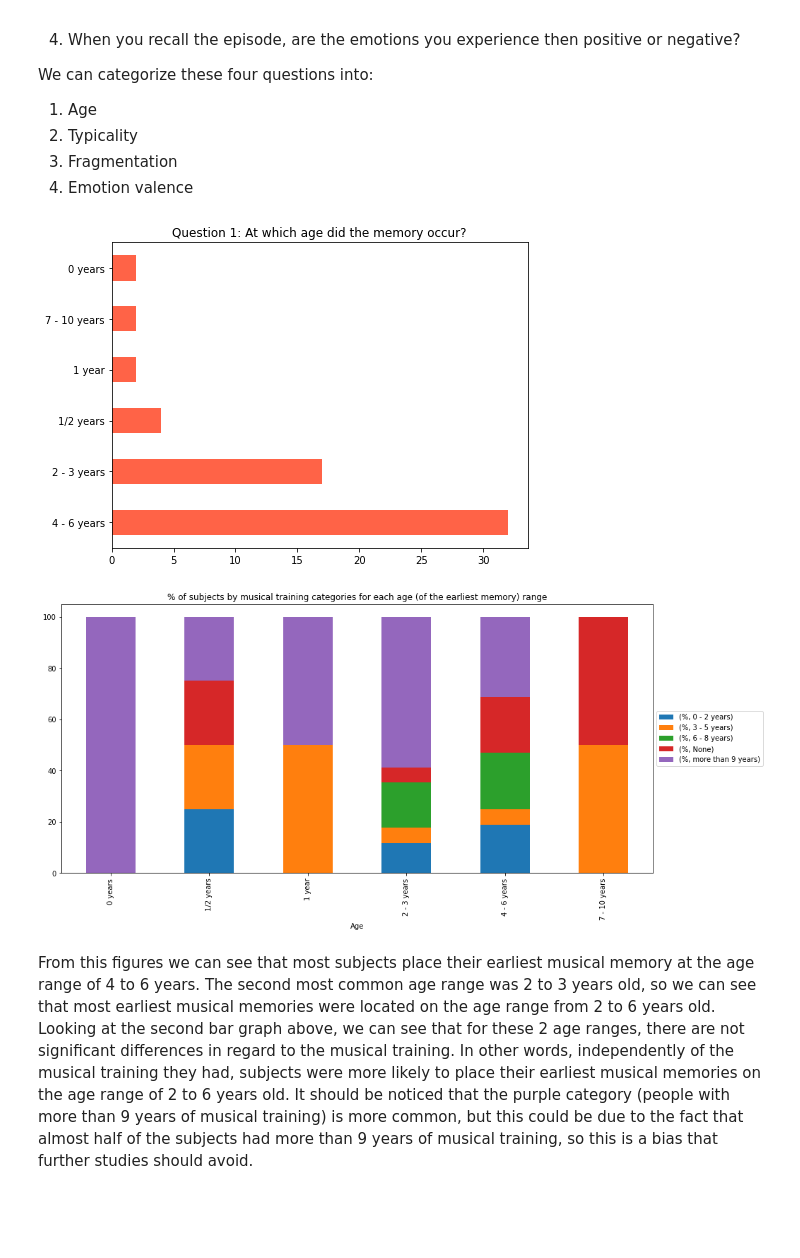
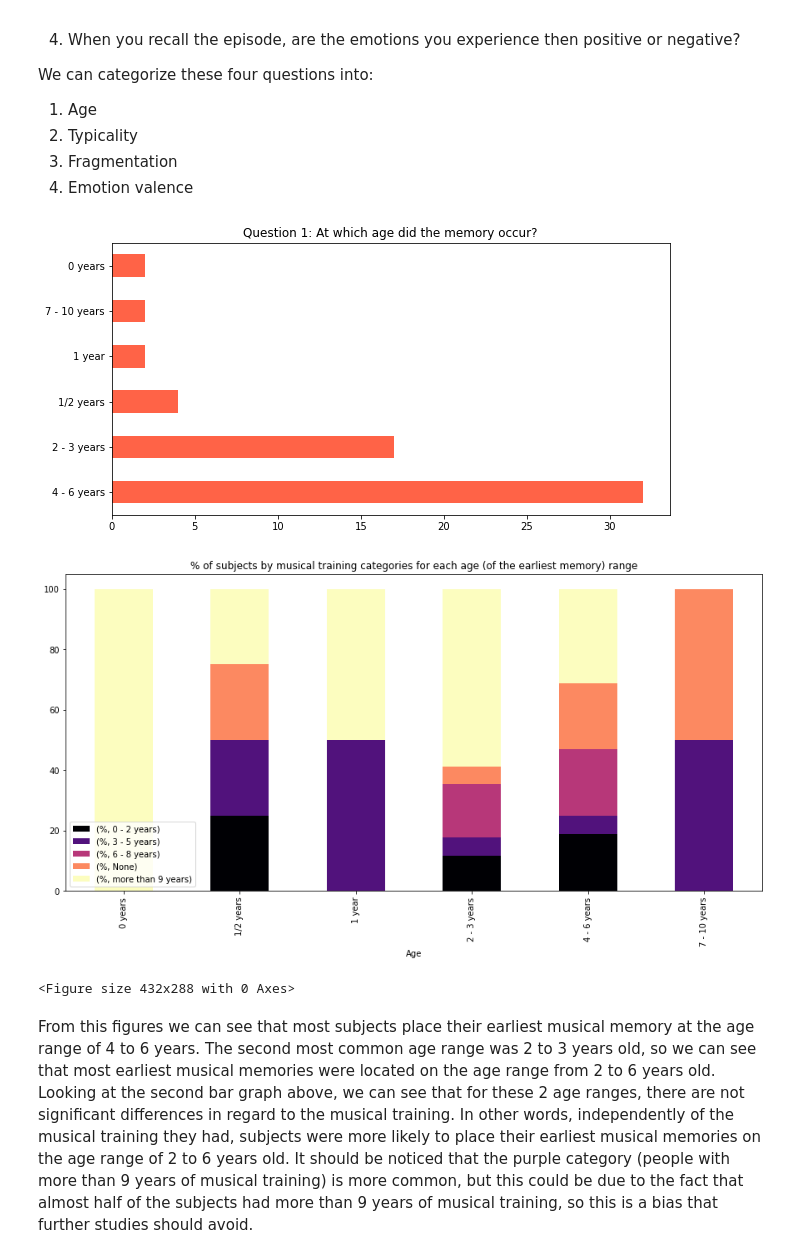
Before and after one commit to lennartnicolas/mpc-presentation, a Jupyter notebook: MPC Study Presentation.ipynb, the cells around one changed output. Saved outputs shown, nothing was run; the diff lists cells and outputs as text; code cells hidden in the pictures; blank space fills up the shorter version.

```diff
--- a/MPC Study Presentation.ipynb
+++ b/MPC Study Presentation.ipynb
@@ -373,44 +364,31 @@ We can categorize these four questions into:
 3. Fragmentation
 4. Emotion valence
 # %%
-fig, ax = plt.subplots(figsize=(7,5))
+fig, ax = plt.subplots(figsize=(10,5))
 
 df.MQ1.value_counts().plot(kind='barh',
                            color='tomato',
                            title='Question 1: At which age did the memory occur?')
-
-plt.tight_layout()
-#labs = ['','','','','','','','','','','','','','',
-#                '(0 - 2 years, 4 - 6 years)',
-#                '(6 - 8 years, 4 - 6 years)',
-#                '(None, 4 - 6 years)',
-#                '(more than 9 years, 2 - 3 years)',
-#                '(more than 9 years, 4 - 6 years)']
-#df.groupby(['MusicTraining', 'MQ1']).size().sort_values().plot(kind='pie',
-#                                                              ax=ax[1],
-#                                                              legend=False,
-#                                                              ylabel=' ',
-#                                                              colormap='magma',
-#                                                              labels=labs,
-#                                                              autopct=lambda p: format(p, '.2f') + '%' if p > 8 else None)
-
 
 grouped_dataset = df.groupby(['MQ1', 'MusicTraining'])["MQ2"].count() * 100.0 / df.groupby(["MQ1"])["MQ2"].count()
 grouped_dataset.reset_index()
 df2 = pd.DataFrame(grouped_dataset)
 df3 = pd.pivot_table(df2, index=['MQ1'], columns=['MusicTraining'], aggfunc=np.sum, fill_value=0)
 df3 = df3.reindex(["0 years", "1/2 years", "1 year", "2 - 3 years", "4 - 6 years", "7 - 10 years"])
 df3.rename(columns={"MQ2" : "%"}, inplace=True)
 df3.index.names = ['Age']
 
 fig = plt.figure(figsize=(15, 7))
-df3.plot.bar(stacked=True, ax=fig.gca())
-plt.legend(loc='center left', bbox_to_anchor=(1.0, 0.5))
+df3.plot.bar(stacked=True, ax=fig.gca(), colormap='magma')
+plt.legend(loc='lower left')
 plt.title("% of subjects by musical training categories for each age (of the earliest memory) range")
 plt.show()
+
+plt.tight_layout()
 # %% [output]
-[figure, old version]
+[figure, new version]
-[figure, old version]
+[figure, new version]
+<Figure size 432x288 with 0 Axes>
 # %% [markdown]
 From this figures we can see that most subjects place their earliest musical memory at the age range of 4 to 6 years. The second most common age range was 2 to 3 years old, so we can see that most earliest musical memories were located on the age range from 2 to 6 years old. Looking at the second bar graph above, we can see that for these 2 age ranges, there are not significant differences in regard to the musical training. In other words, independently of the musical training they had, subjects were more likely to place their earliest musical memories on the age range of 2 to 6 years old. It should be noticed that the purple category (people with more than 9 years of musical training) is more common, but this could be due to the fact that almost half of the subjects had more than 9 years of musical training, so this is a bias that further studies should avoid.
 # %% [markdown]
```
Also changed, not shown: parts of 12 cells of this notebook.
